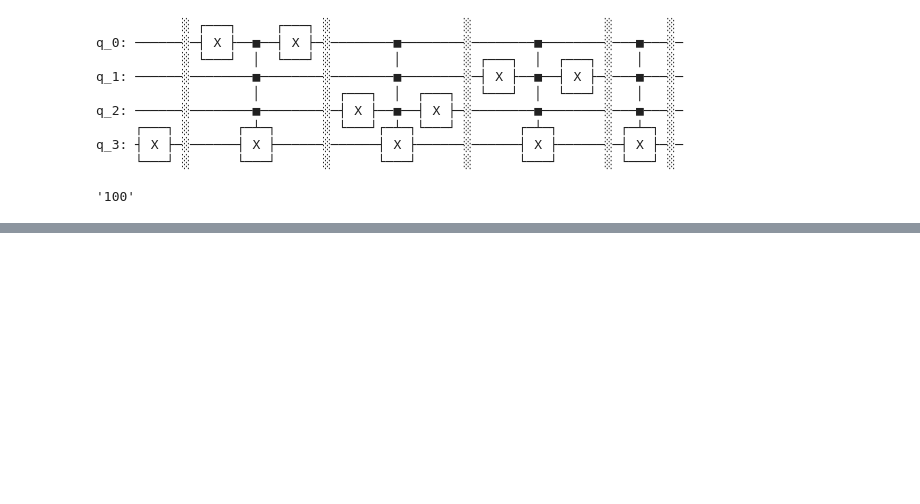
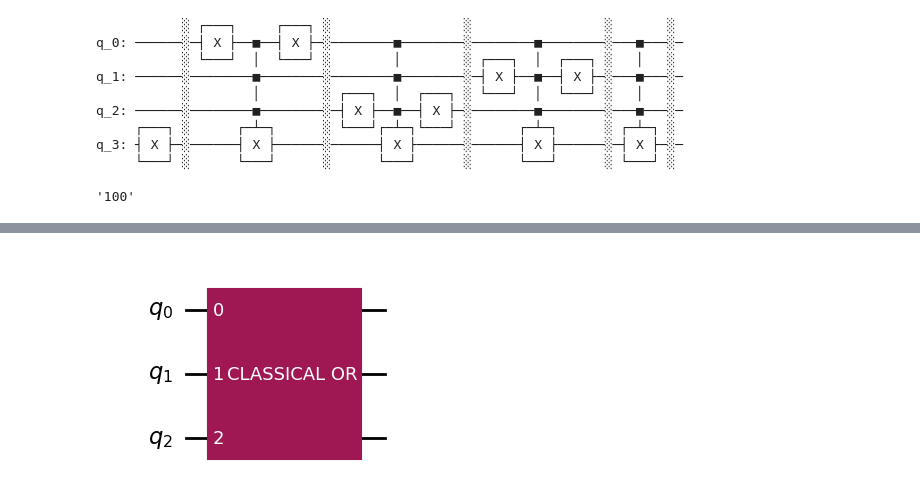
Before and after one commit to johnjeang/Qiskit-Learning, a Jupyter notebook: IBM_courses.ipynb, the cells around one changed output, grey strips where cells are left out. Saved outputs shown, nothing was run; the diff lists cells and outputs as text; code cells hidden in the pictures; blank space fills up the shorter version.

```diff
--- a/IBM_courses.ipynb
+++ b/IBM_courses.ipynb
@@ -625,0 +739,13 @@ dj_algorithm(func)
+# %%
+# exercise: figure out the OR gate
+# OR gate
+qc = QuantumCircuit(3)
+qc.x([0,1])
+qc.ccx(0, 1, 2)
+OR = qc.to_gate(label='CLASSICAL OR') # output is qubit 2
+# %%
+qc = QuantumCircuit(3)
+qc.append(OR, [0,1,2])
+qc.draw('mpl')
+# %% [output]
+[figure, added]
```
Also changed, not shown: parts of 15 cells of this notebook.
